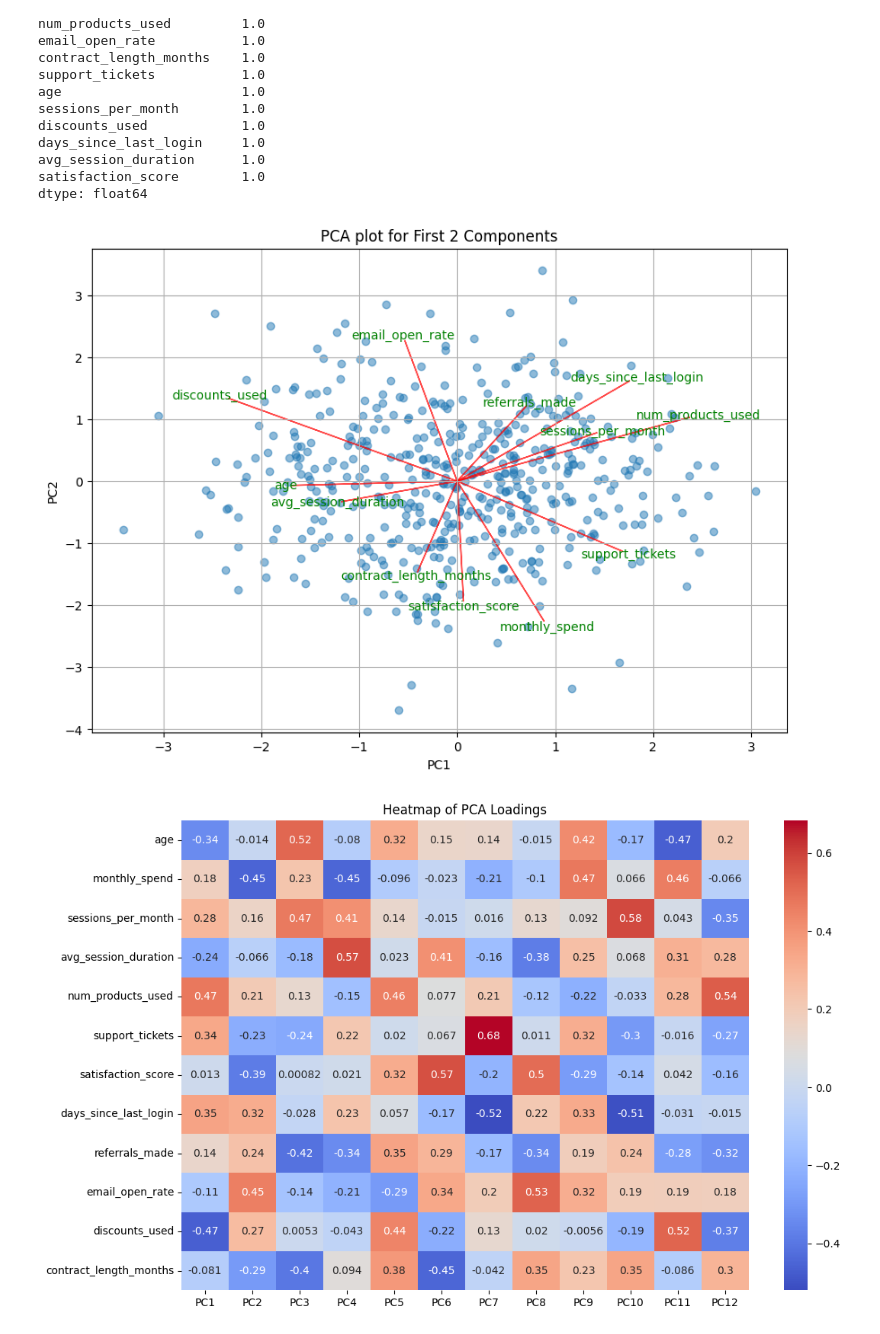
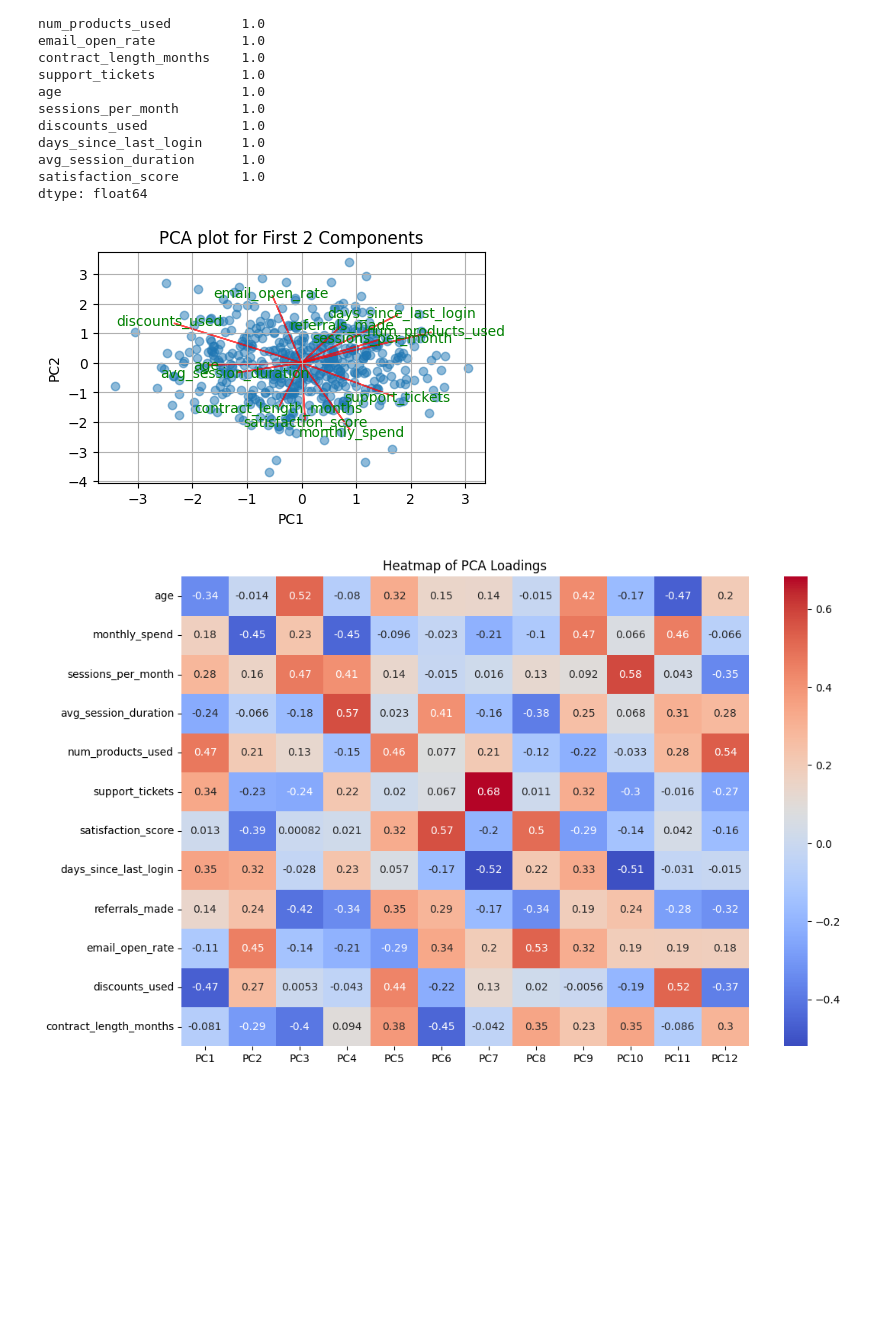
Before and after one commit to decodemarines/DA-2025, a Jupyter notebook: quiz2.ipynb, the cells around one changed output. Cells and saved outputs as stored; diff of their text form; code cells hidden in the pictures; blank space fills up the shorter version.

```diff
--- a/quiz2.ipynb
+++ b/quiz2.ipynb
@@ -515,23 +530,23 @@ satisfaction_score        1.0
 dtype: float64
 # %%
 # Plotting first 2 PCA components with red arrows for loadings
-plt.figure(figsize=(10,7))
+plt.figure(figsize=(5,3))
 plt.scatter(pca_scores[:,0], pca_scores[:,1], alpha=0.5)
 for i, feature in enumerate(data_numerical_features):
     plt.arrow(0, 0,
               cust_pca.components_[0, i]*5,
               cust_pca.components_[1, i]*5,
               color='r', alpha=0.7)
     plt.text(cust_pca.components_[0, i]*5.2,
              cust_pca.components_[1, i]*5.2,
              feature, color='g', ha='center', va='center')
 plt.title("PCA plot for First 2 Components")
 plt.xlabel("PC1")
 plt.ylabel("PC2")
 plt.grid()
 plt.show()
 # %% [output]
-[figure, old version]
+[figure, new version]
 # %%
 # Heatmap of PCA Loadings
 columns = df[data_numerical_features].columns
```
Also changed, not shown: parts of 22 cells of this notebook.
